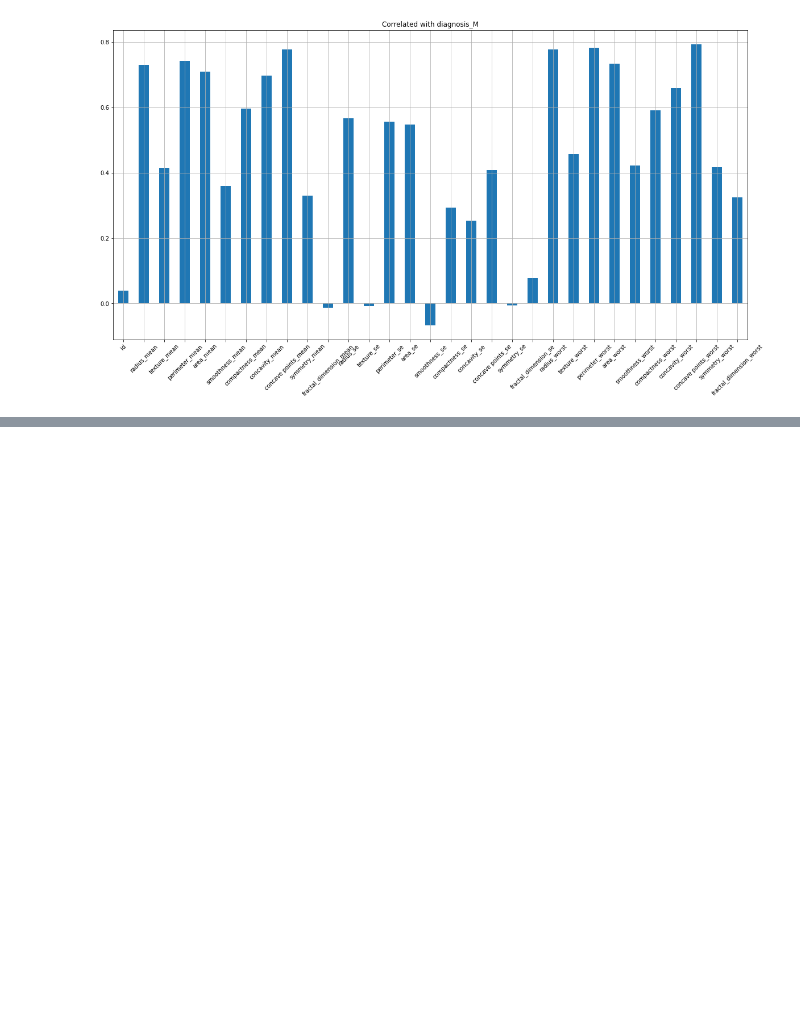
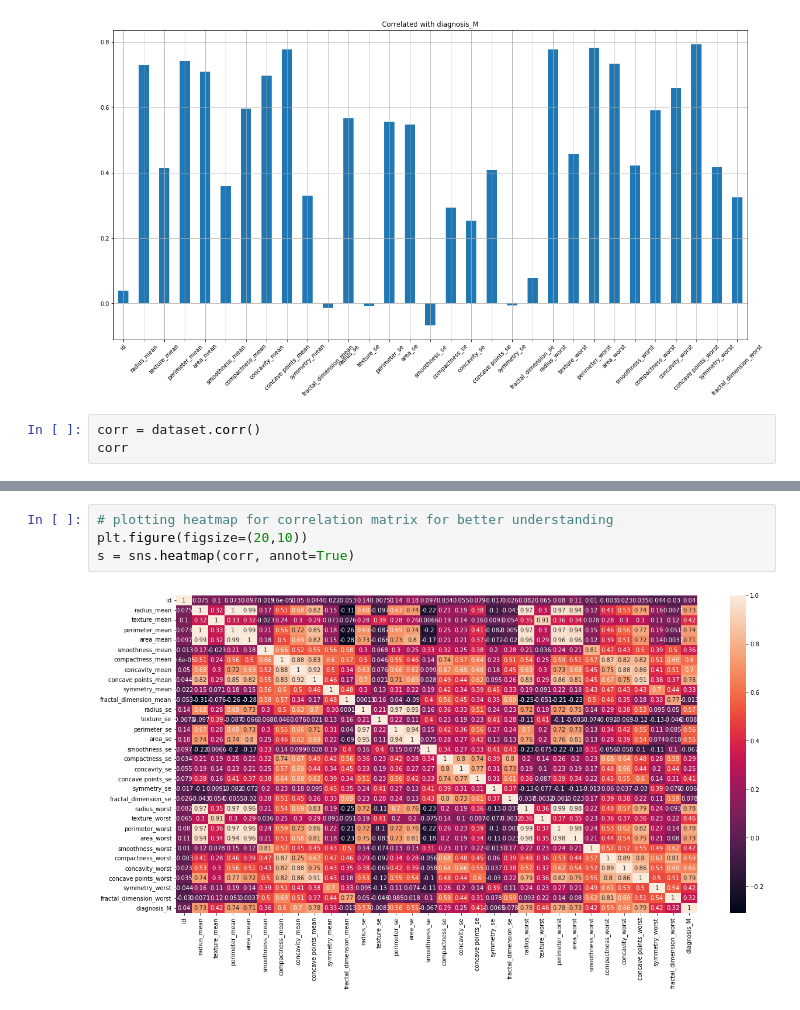
Before and after one commit to MalikHammadAhmed/Breast_Cancer_Detection, a Jupyter notebook: Breast Cancer Detection.ipynb, the cells around one changed output, grey strips where cells are left out. Saved outputs shown, nothing was run; the diff lists cells and outputs as text; blank space fills up the shorter version.

Commit message:
Heatmap plot updated

```diff
--- a/Breast Cancer Detection.ipynb
+++ b/Breast Cancer Detection.ipynb
@@ -167,3 +167,6 @@ dataset_2.corrwith(dataset['diagnosis_M']).plot.bar(figsize = (20,10), title = '
 # %% [output]
 <AxesSubplot:title={'center':'Correlated with diagnosis_M'}>
 [figure]
+# %%
+corr = dataset.corr()
+corr
@@ -169,0 +192,6 @@ dataset_2.corrwith(dataset['diagnosis_M']).plot.bar(figsize = (20,10), title = '
+# %%
+# plotting heatmap for correlation matrix for better understanding
+plt.figure(figsize=(20,10))
+s = sns.heatmap(corr, annot=True)
+# %% [output]
+[figure, added]
```
Also changed, not shown: parts of 3 cells of this notebook.
